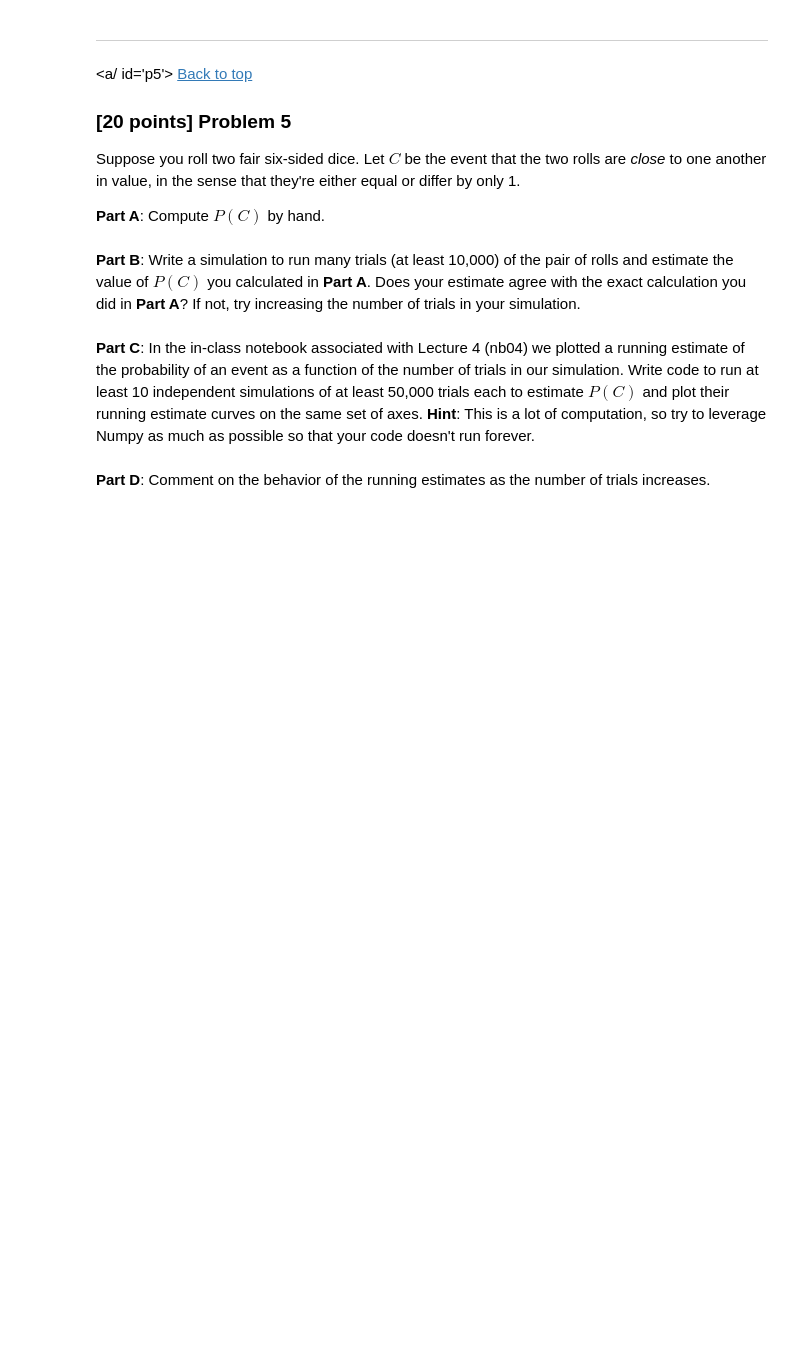
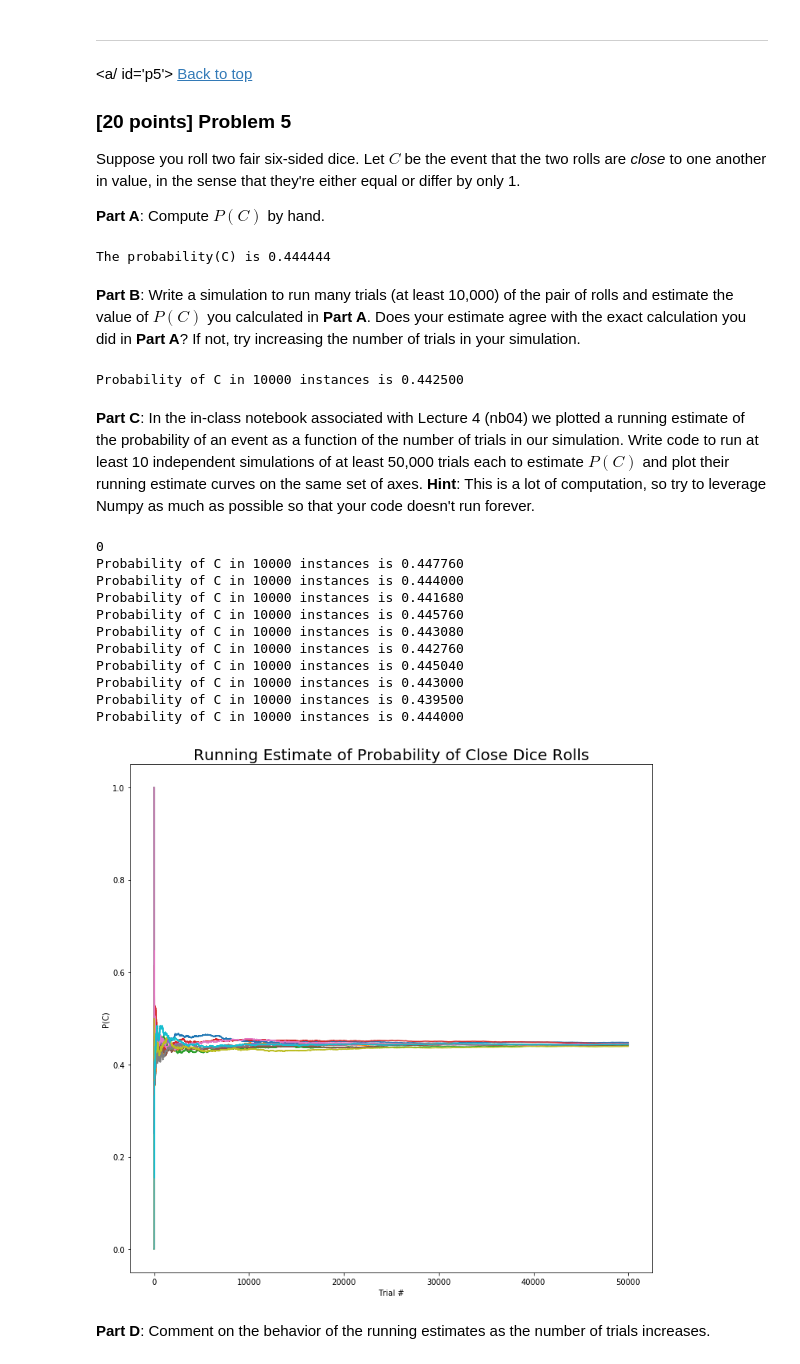
Before and after one commit to robertrenecker/csci3022, a Jupyter notebook: homework/homework2/hmwk02_Lastname_Firstname.ipynb, the cells around one changed output. Drawn from its saved outputs; the diff is of its cells as text; code cells hidden in the pictures; blank space fills up the shorter version.

```diff
--- a/homework/homework2/hmwk02_Lastname_Firstname.ipynb
+++ b/homework/homework2/hmwk02_Lastname_Firstname.ipynb
@@ -230,10 +420,55 @@ def miniopoly_turn(location, cash):
 Suppose you roll two fair six-sided dice.  Let $C$ be the event that the two rolls are _close_ to one another in value, in the sense that they're either equal or differ by only 1.
 
 **Part A**: Compute $P(C)$ by hand.
+# %%
+print("The probability(C) is %f" % (16/36));
+# %% [output]
+The probability(C) is 0.444444
 # %% [markdown]
 **Part B**: Write a simulation to run many trials (at least 10,000) of the pair of rolls and estimate the value of $P(C)$ you calculated in **Part A**.  Does your estimate agree with the exact calculation you did in **Part A**?  If not, try increasing the number of trials in your simulation.
+# %%
+closeCount = 0;
+for i in range(10000):
+    diceRolls = [np.random.randint(1,7) for i in range(2)]
+    if np.absolute(diceRolls[0]-diceRolls[1]) <= 1:
+        closeCount += 1;
+print("Probability of C in 10000 instances is %f " % (closeCount / 10000));
+# %% [output]
+Probability of C in 10000 instances is 0.442500
 # %% [markdown]
 **Part C**: In the in-class notebook associated with Lecture 4 (nb04) we plotted a running estimate of the probability of an event as a function of the number of trials in our simulation.  Write code to run at least 10 independent simulations of at least 50,000 trials each to estimate $P(C)$ and plot their running estimate curves on the same set of axes. **Hint**: This is a lot of computation, so try to leverage Numpy as much as possible so that your code doesn't run forever.
+# %%
+predictions = np.zeros((10,50000));
+print(len(predictions[0][0:0]));
+for j in range(10):
+    closeCount = 0;
+    for i in range(50000):
+        diceRolls = [np.random.randint(1,7) for i in range(2)]
+        if np.absolute(diceRolls[0]-diceRolls[1]) <= 1:
+            closeCount += 1;
+        predictions[j][i] = (closeCount / len(predictions[j][0:i+1]));
+    print("Probability of C in 10000 instances is %f " % (closeCount / 50000));
+
+fig, ax = plt.subplots(figsize=(12,12))
+for row,col in enumerate(predictions):
+    ax.plot(col);
+
+ax.set_title("Running Estimate of Probability of Close Dice Rolls", fontsize=20)
+plt.xlabel("Trial #");
+plt.ylabel("P(C)");
+# %% [output]
+0
+Probability of C in 10000 instances is 0.447760
+Probability of C in 10000 instances is 0.444000
+Probability of C in 10000 instances is 0.441680
+Probability of C in 10000 instances is 0.445760
+Probability of C in 10000 instances is 0.443080
+Probability of C in 10000 instances is 0.442760
+Probability of C in 10000 instances is 0.445040
+Probability of C in 10000 instances is 0.443000
+Probability of C in 10000 instances is 0.439500
+Probability of C in 10000 instances is 0.444000
+[figure, added]
 # %% [markdown]
 **Part D**: Comment on the behavior of the running estimates as the number of trials increases.
 # %% [markdown]
```
Also changed, not shown: parts of 17 cells of this notebook, 1 other file.
